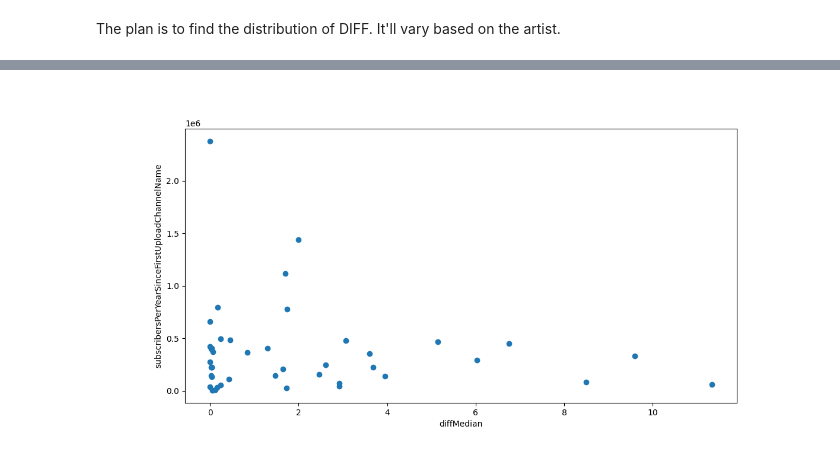
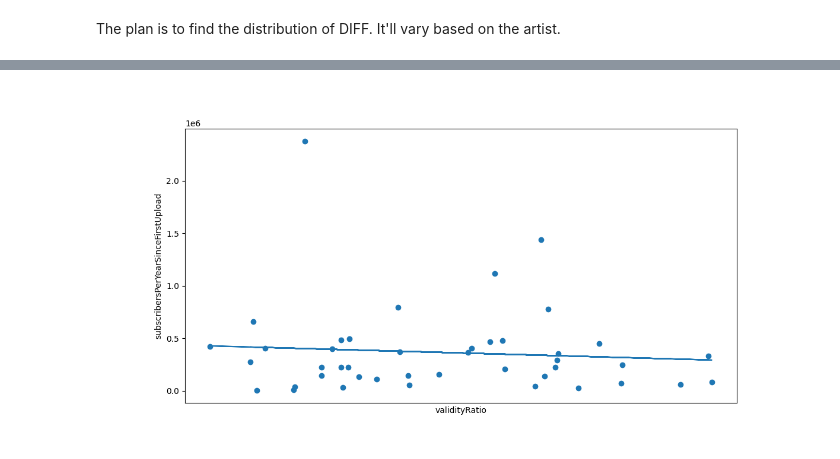
Before and after one commit to ojiwon-kenobi/youtuberChannels, a Jupyter notebook: animation_analysis/animation_analysis.ipynb, the cells around one changed output, grey strips where cells are left out. Saved outputs shown, nothing was run; the diff lists cells and outputs as text; code cells hidden in the pictures.

```diff
--- a/animation_analysis/animation_analysis.ipynb
+++ b/animation_analysis/animation_analysis.ipynb
@@ -540,5 +475,6 @@ for lineartPath in glob.glob("frames/*"):
 # %%
-# with open('vidIdToFramesListAndStats_mse_ssim.json', 'w') as output:
-#     json.dump(dictOfVidIdToDiffMse, output)
-with open('vidIdToFramesListAndStats_diff.json') as input:
-    data = json.load(input)
+with open('vidIdToFramesListAndStats.json', 'w') as output:
+    json.dump(dictOfVidIdToDiffMse, output)
+# with open('vidIdToFramesListAndStats.json') as input:
+#     data = json.load(input)
+dictOfVidIdToDiffMse
@@ -566,7 +520,7 @@ for channelId in channelIdInOrder:
 channelHolisticInfo.head()
 vidIdToFramesListAndStatsDf['channelId'] = channelIdInOrder
 vidIdToFramesListAndStatsDf['channelName'] = channelTitle
-vidIdToFramesListAndStatsDf['subscribersPerYearSinceFirstUploadChannelName'] = channelSubCountNormalized
+vidIdToFramesListAndStatsDf['subscribersPerYearSinceFirstUpload'] = channelSubCountNormalized
 
 colorRatioInOrder = []
 for index in vidIdToFramesListAndStatsDf.index:
@@ -613,56 +598,44 @@ plt.show()
 # %%
-import numpy as np
-import scipy.stats
+import mplcursors
+import scipy
 
-def generate_plot(vidIdToFramesListAndStatsDf):
-    x_name = "diffMedian"
-    y_name = "subscribersPerYearSinceFirstUploadChannelName"
-    tooltip_name = "channelName"
-    x= [float(i) for i in vidIdToFramesListAndStatsDf[x_name]]
-    y= [float(i) for i in vidIdToFramesListAndStatsDf[y_name]]
+x_name = "validityRatio"
+y_name = "subscribersPerYearSinceFirstUpload"
+tooltip_name = "channelName"
+x = [float(i) for i in vidIdToFramesListAndStatsDf[x_name]]
+y= [float(i) for i in vidIdToFramesListAndStatsDf[y_name]]
 
-    tt = vidIdToFramesListAndStatsDf[tooltip_name]
-    fig, ax = plt.subplots(1, figsize=(12,6))
-    sc = ax.scatter(x, y)
+tt = vidIdToFramesListAndStatsDf[tooltip_name]
 
-    annot = ax.annotate("", xy=(0,0), xytext=(20,20),textcoords="offset points",
-                        bbox=dict(boxstyle="round", fc="w"),
-                        arrowprops=dict(arrowstyle="->"))
-    annot.set_visible(False)
+zipped = zip(x, y)
+sorted_vidId_to_validRatio = dict(sorted(dict(zipped).items(), key=lambda item: item[1]))
+# tt = df[tooltip_name]
 
-    def update_annot(details):
-        pos = sc.get_offsets()[details["channelName"]]
-        annot.xy = pos
-        text = "{}, {}".format(" ".join(details["channelName"]),
-                            " ".join([details[x_name]]))
-        annot.set_text(text)
-        annot.get_bbox_patch().set_alpha(0.4)
+fig, ax = plt.subplots(1, figsize=(12,6))
+sc = ax.scatter(x,y)
+# # Plot the average line
+# avg_score= vidIdToFramesListAndStatsDf[y_name].mean()
+# mean_x=np.arange(0,43,1)
+# mean_y=[avg_score for i in np.zeros_like(x)]
+# mean_line = ax.plot(mean_x,mean_y, label='Mean', linestyle='--')
+plt.tick_params(
+    axis='x',          # changes apply to the x-axis
+    which='both',      # both major and minor ticks are affected
+    bottom=False,      # ticks along the bottom edge are off
+    top=False,         # ticks along the top edge are off
+    labelbottom=False) # labels along the bottom edge are off
+cursor = mplcursors.cursor(sc, hover=True)
+cursor.connect(
+"add", lambda sel: sel.annotation.set_text(tt[sel.index]))
+plt.xlabel(x_name)
+plt.ylabel(y_name)
 
-    def hover(event):
-        vis = annot.get_visible()
-        if event.inaxes == ax:
-            cont, details = sc.contains(event)
-            if cont:
-                update_annot(details)
-                annot.set_visible(True)
-                fig.canvas.draw_idle()
-            else:
-                if vis:
-                    annot.set_visible(False)
-                    fig.canvas.draw_idle()
-    cursor = mplcursors.cursor(sc, hover=True)
-    cursor.connect(
-    "add", lambda sel: sel.annotation.set_text(tt[sel.index]))
-    plt.xlabel(x_name)
-    plt.ylabel(y_name)
-    plt.show()
+result = scipy.stats.linregress(x, y)
+m=result.slope
+b=result.intercept
+plt.plot([i for i in x], [m*i + b for i in x])
+plt.show()
 
-    result = scipy.stats.linregress(x, y)
-    m=result.slope
-    b=result.intercept
-    plt.plot([i for i in x], [m*i + b for i in x])
-    print(result.rvalue)
-
-generate_plot(vidIdToFramesListAndStatsDf)
+print("rvalue: ", result.rvalue)
 # %% [output]
-[figure, old version]
+[figure, new version]
```
Also changed, not shown: parts of 12 cells of this notebook, 4 other files.
